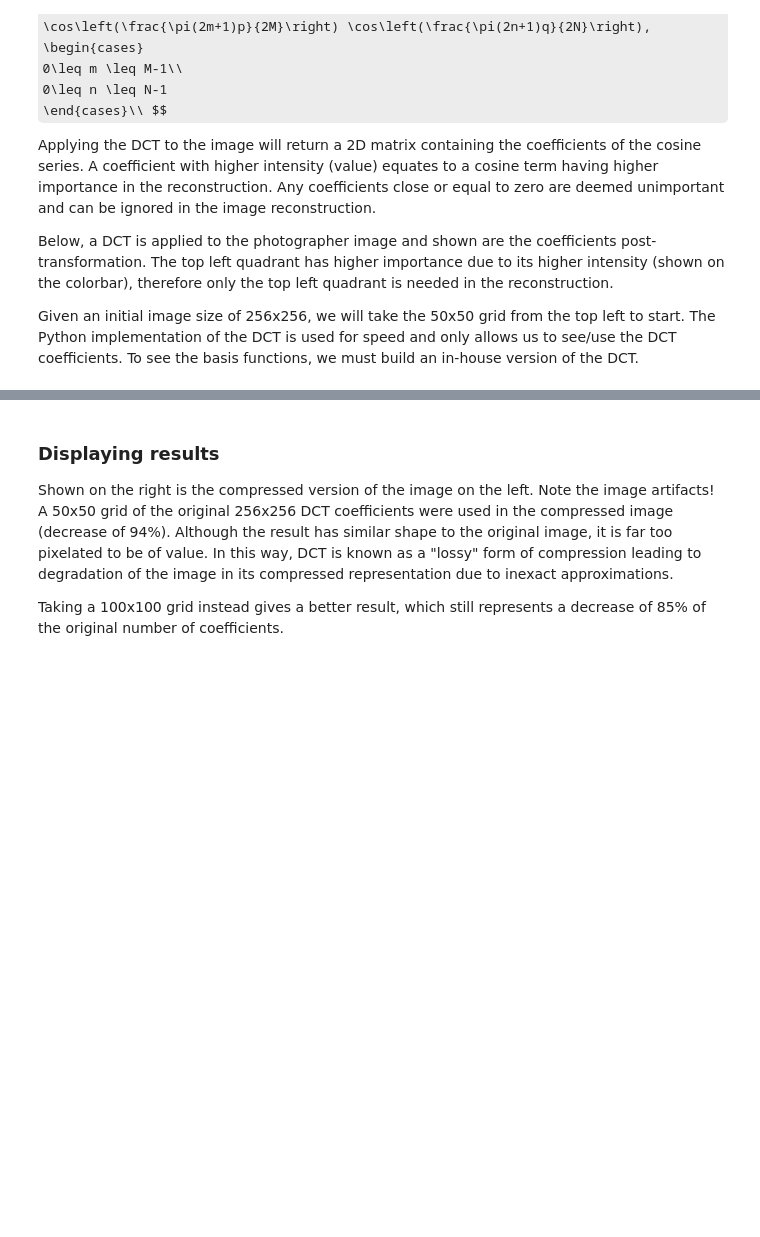
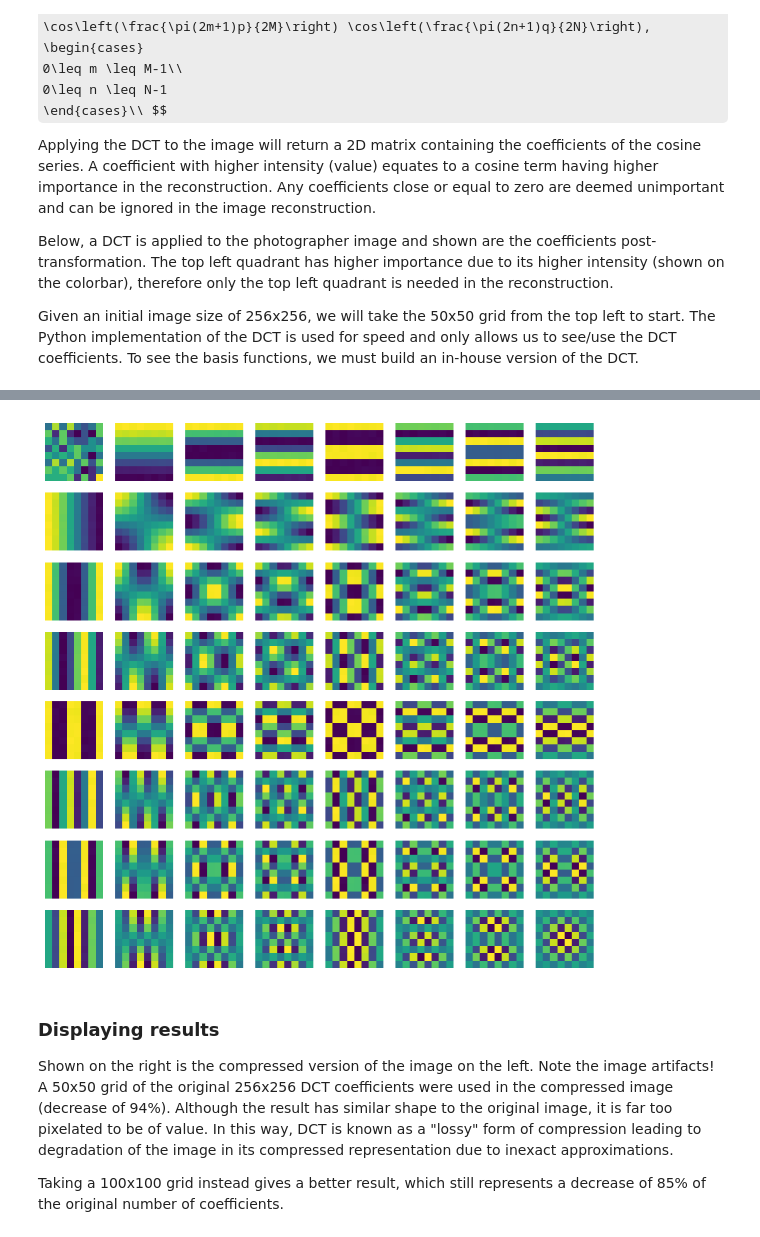
Before and after one commit to bazzzzil/image-processing, a Jupyter notebook: dct_compression.ipynb, the cells around one changed output, grey strips where cells are left out. Saved outputs shown, nothing was run; the diff lists cells and outputs as text; code cells hidden in the pictures; some formulas as TeX source; blank space fills up the shorter version.

Commit message:
added dct basis function example, tweaked displays

```diff
--- a/dct_compression.ipynb
+++ b/dct_compression.ipynb
@@ -90,3 +83,80 @@ An unoptimized implementation of the DCT is demonstrated below to visualize the
+# %%
+# The dimensions
+# To do all basis functions, we would need to pass in the entire matrix and matrix dimensions, which is 256x256
+# m=image.shape[0] ; n=image.shape[1]
+
+# For the purpose of this demonstration, we will only do the first 8x8 basis functions
+m=8 ; n=8
+
+def dct2D(image, x, y, p, q, m, n):
+    """
+    Performs DCT on a given image. Must be iterated on in a nested loop to get all basis functions.
+
+    Parameters
+    ----------
+    image : 2D real array
+    x: int value, x coordinate of the pixel
+    y: int value, y coordinate of the pixel
+    p: int value, x coordinate of the basis function
+    q: int value, y coordinate of the basis function
+    m: int value, number of rows in the image
+    n: int value, number of columns in the image
+
+    Returns
+    -------
+    One value of the DCT basis function for the given pixel and basis function coordinates
+    """
+    def alphaM(a):
+            if a==0:
+                return np.sqrt(1.0/m)
+            else:
+                return np.sqrt(2.0/m)
+
+    def alphaN(a):
+        if a==0:
+            return np.sqrt(1.0/n)
+        else:
+            return np.sqrt(2.0/n)
+
+    return image[x][y] * alphaM(p) * alphaN(q) * np.cos(((2*x+1)*(p*np.pi))/(2*m)) * np.cos(((2*y+1)*(q*np.pi))/(2*n))
+
+def getBasisImage(p, q, m, n):
+    """
+    Iterates through the image and applies the DCT function to each pixel for a given basis function.
+
+    Parameters
+    ----------
+    p: int value, x coordinate of the basis function
+    q: int value, y coordinate of the basis function
+    m: int value, number of rows in the image
+    n: int value, number of columns in the image
+
+    Returns
+    -------
+    basisImage: 2D array representing the basis function for the given coordinates
+    """
+    basisImg = np.zeros((m, n))
+    for y in range(0, m):
+        for x in range(0, n):
+            basisImg[y,x] = dct2D(image, x, y, p, q, m, n)
+    return basisImg
+
+fig = plt.figure(figsize=(10,10))
+imageSet = []
+
+# This loop will iterate through the first 8x8 basis functions and plot them in a grid
+# Each 2D basis function is generated and appended to the imageSet list, which is then plotted in a grid
+for p in range(0, m):
+    for q in range(0, n):
+        basisImg = getBasisImage(p, q, m, n)
+        imageSet.append(basisImg)
+
+    for i in range(0, len(imageSet)):
+        plt.subplot(8, 8, i+1)
+        plt.axis('off')
+        imp.plot_img(imageSet[i], "")
+# %% [output]
+[figure, added]
 # %% [markdown]
 <h3> Displaying results </h3>
 
```
Also changed, not shown: parts of 8 cells of this notebook, 6 other files.
